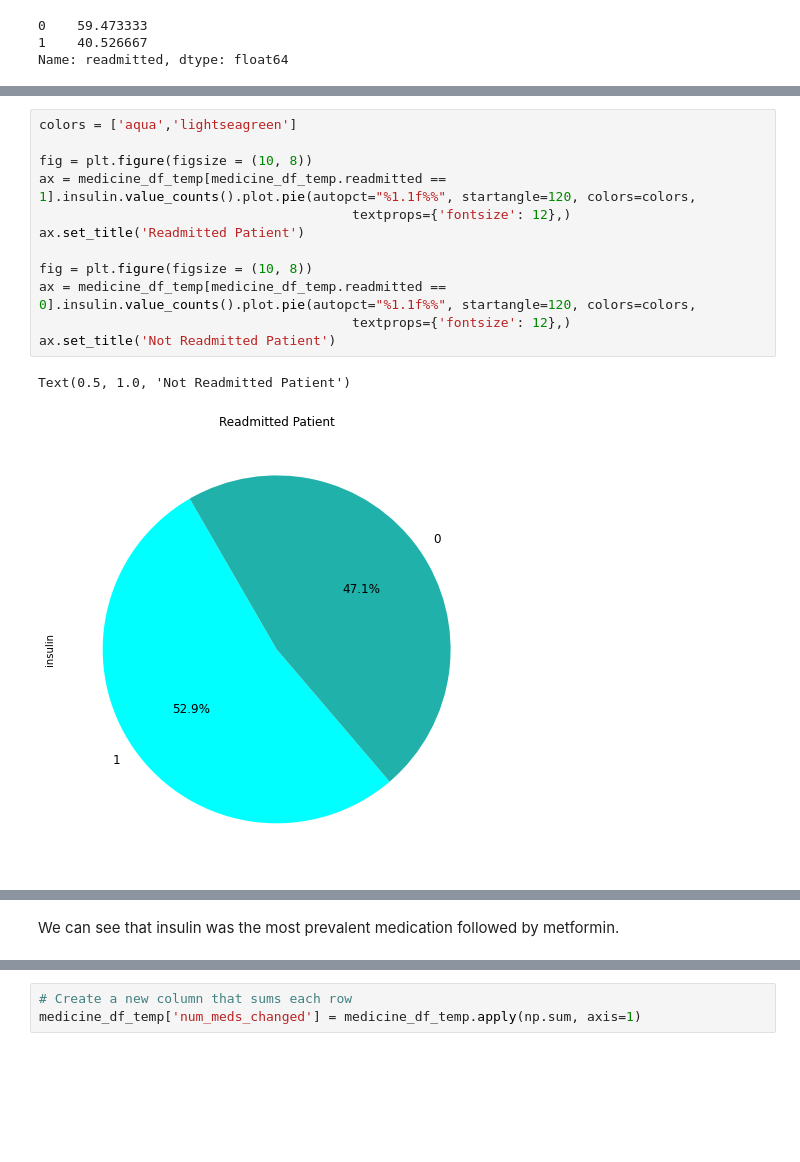
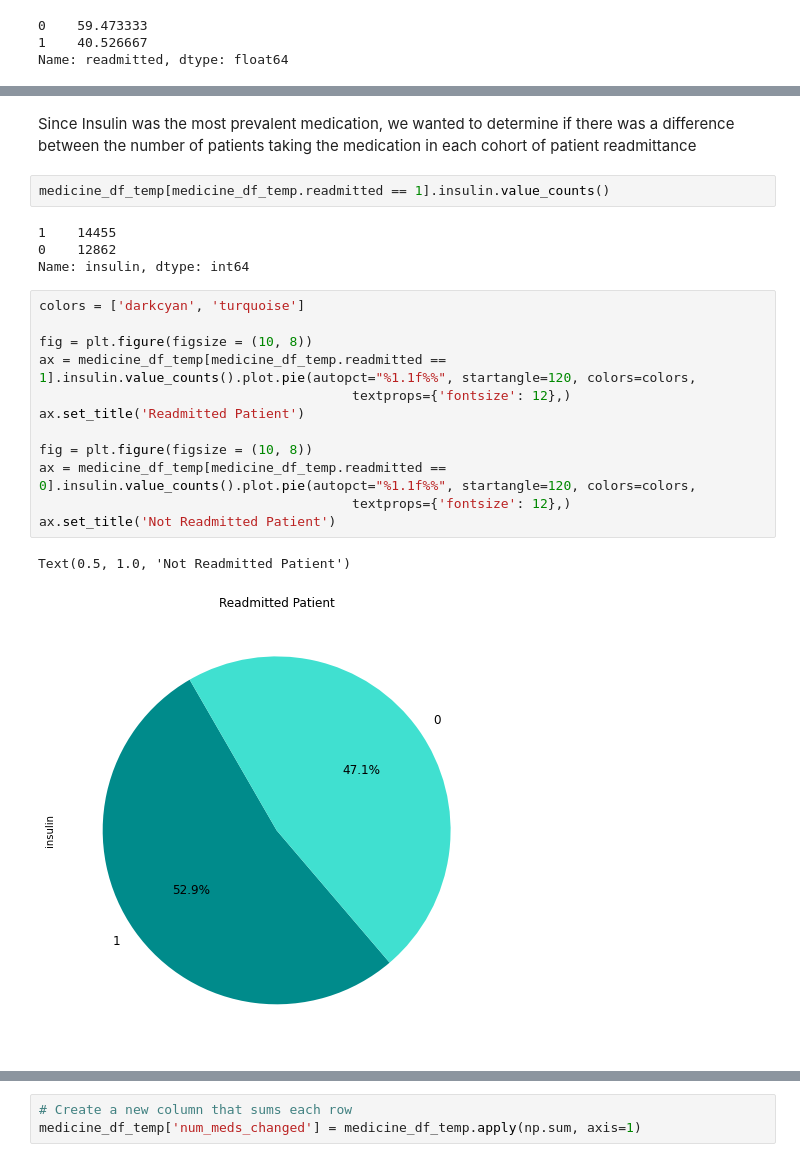
Before and after one commit to juberr/covid_vaccines_mobility, a Jupyter notebook: preprocessed_data.ipynb, the cells around one changed output, grey strips where cells are left out. Drawn from its saved outputs; the diff is of its cells as text; blank space fills up the shorter version.

```diff
--- a/preprocessed_data.ipynb
+++ b/preprocessed_data.ipynb
@@ -333,15 +373,23 @@ Text(0.5, 1.0, 'Representation of Patients from Target Variable')
+# %% [markdown]
+Since Insulin was the most prevalent medication, we wanted to determine if there was a difference between the number of patients taking the medication in each cohort of patient readmittance
+# %%
+medicine_df_temp[medicine_df_temp.readmitted == 1].insulin.value_counts()
+# %% [output]
+1    14455
+0    12862
+Name: insulin, dtype: int64
 # %%
-colors = ['aqua','lightseagreen']
+colors = ['darkcyan', 'turquoise']
 
 fig = plt.figure(figsize = (10, 8))
 ax = medicine_df_temp[medicine_df_temp.readmitted == 1].insulin.value_counts().plot.pie(autopct="%1.1f%%", startangle=120, colors=colors,
                                         textprops={'fontsize': 12},)
 ax.set_title('Readmitted Patient')
 
 fig = plt.figure(figsize = (10, 8))
 ax = medicine_df_temp[medicine_df_temp.readmitted == 0].insulin.value_counts().plot.pie(autopct="%1.1f%%", startangle=120, colors=colors,
                                         textprops={'fontsize': 12},)
 ax.set_title('Not Readmitted Patient')
 # %% [output]
 Text(0.5, 1.0, 'Not Readmitted Patient')
-[figure, old version]
+[figure, new version]
@@ -349,2 +396,0 @@ Text(0.5, 1.0, 'Not Readmitted Patient')
-# %% [markdown]
-We can see that insulin was the most prevalent medication followed by metformin.
```
Also changed, not shown: parts of 37 cells of this notebook.
